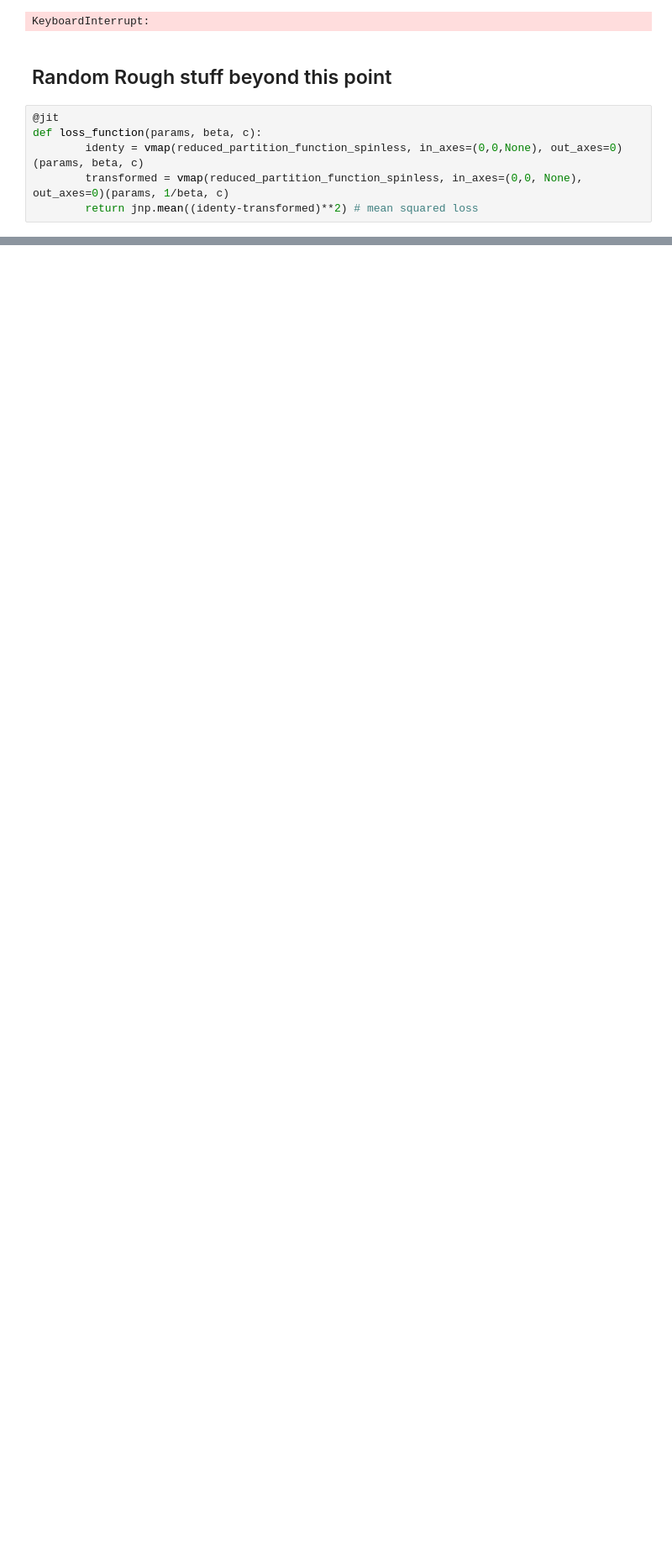
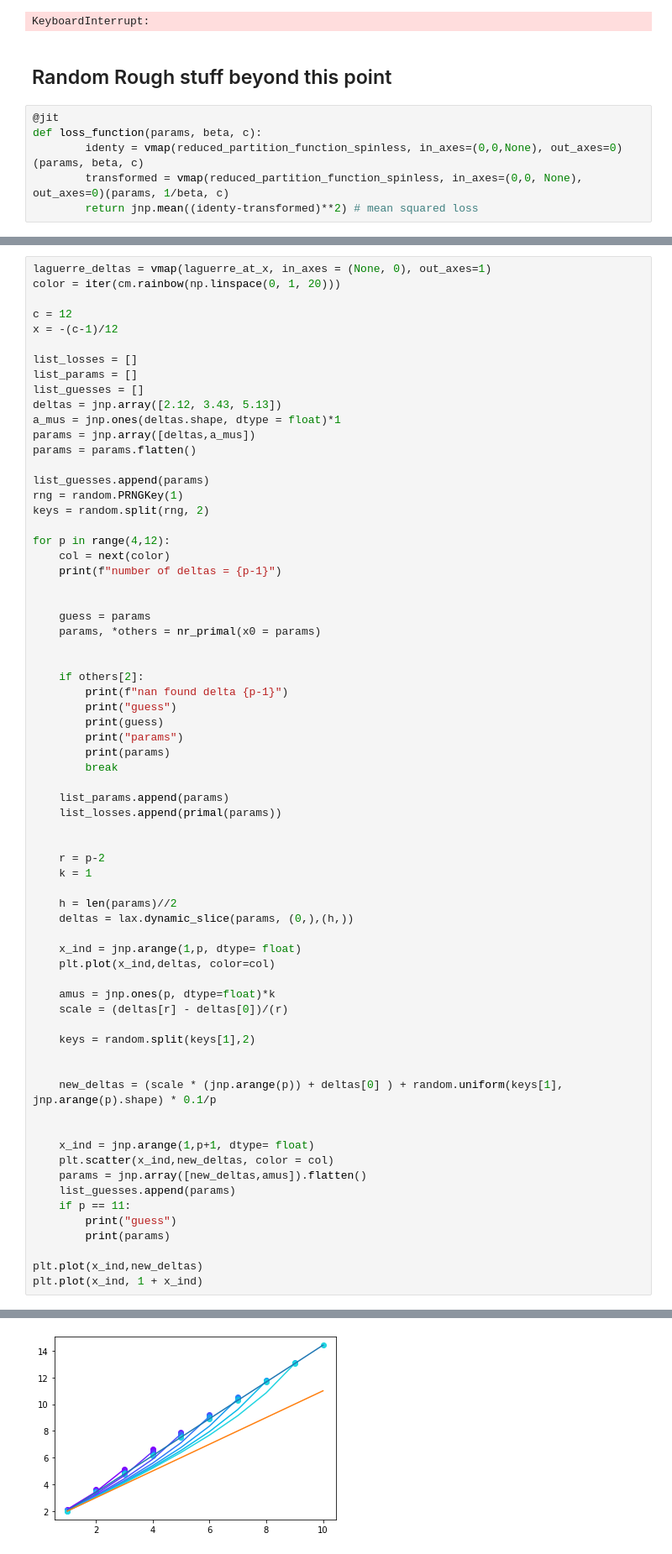
Before and after one commit to dgan181/modular-boostrap, a Jupyter notebook: boots.ipynb, the cells around one changed output, grey strips where cells are left out. Shown at 84% size. Drawn from its saved outputs; the diff is of its cells as text; blank space fills up the shorter version.

```diff
--- a/boots.ipynb
+++ b/boots.ipynb
@@ -129,0 +399,69 @@ res = solver.run(params, len(params))
+# %%
+laguerre_deltas = vmap(laguerre_at_x, in_axes = (None, 0), out_axes=1)
+color = iter(cm.rainbow(np.linspace(0, 1, 20)))
+
+c = 12
+x = -(c-1)/12
+
+list_losses = []
+list_params = []
+list_guesses = []
+deltas = jnp.array([2.12, 3.43, 5.13])
+a_mus = jnp.ones(deltas.shape, dtype = float)*1
+params = jnp.array([deltas,a_mus])
+params = params.flatten()
+
+list_guesses.append(params)
+rng = random.PRNGKey(1)
+keys = random.split(rng, 2)
+
+for p in range(4,12):
+    col = next(color)
+    print(f"number of deltas = {p-1}")
+
+
+    guess = params
+    params, *others = nr_primal(x0 = params)
+
+
+    if others[2]:
+        print(f"nan found delta {p-1}")
+        print("guess")
+        print(guess)
+        print("params")
+        print(params)
+        break
+
+    list_params.append(params)
+    list_losses.append(primal(params))
+
+
+    r = p-2
+    k = 1
+
+    h = len(params)//2
+    deltas = lax.dynamic_slice(params, (0,),(h,))
+
+    x_ind = jnp.arange(1,p, dtype= float)
+    plt.plot(x_ind,deltas, color=col)
+
+    amus = jnp.ones(p, dtype=float)*k
+    scale = (deltas[r] - deltas[0])/(r)
+
+    keys = random.split(keys[1],2)
+
+
+    new_deltas = (scale * (jnp.arange(p)) + deltas[0] ) + random.uniform(keys[1], jnp.arange(p).shape) * 0.1/p
+
+
+    x_ind = jnp.arange(1,p+1, dtype= float)
+    plt.scatter(x_ind,new_deltas, color = col)
+    params = jnp.array([new_deltas,amus]).flatten()
+    list_guesses.append(params)
+    if p == 11:
+        print("guess")
+        print(params)
+
+plt.plot(x_ind,new_deltas)
+plt.plot(x_ind, 1 + x_ind)
+# %% [output]
@@ -129,0 +486 @@ res = solver.run(params, len(params))
+[figure, added]
```
Also changed, not shown: parts of 49 cells of this notebook, 3 other files.
